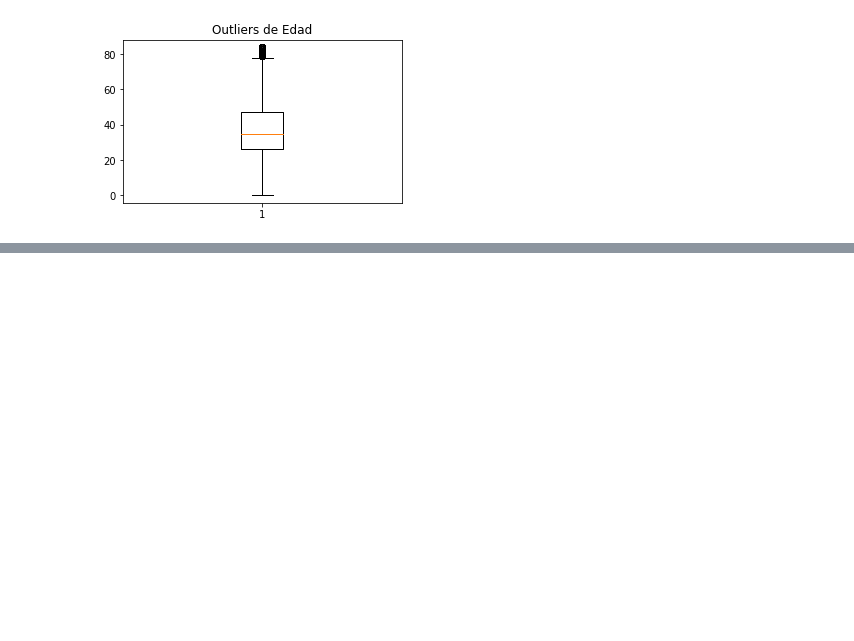
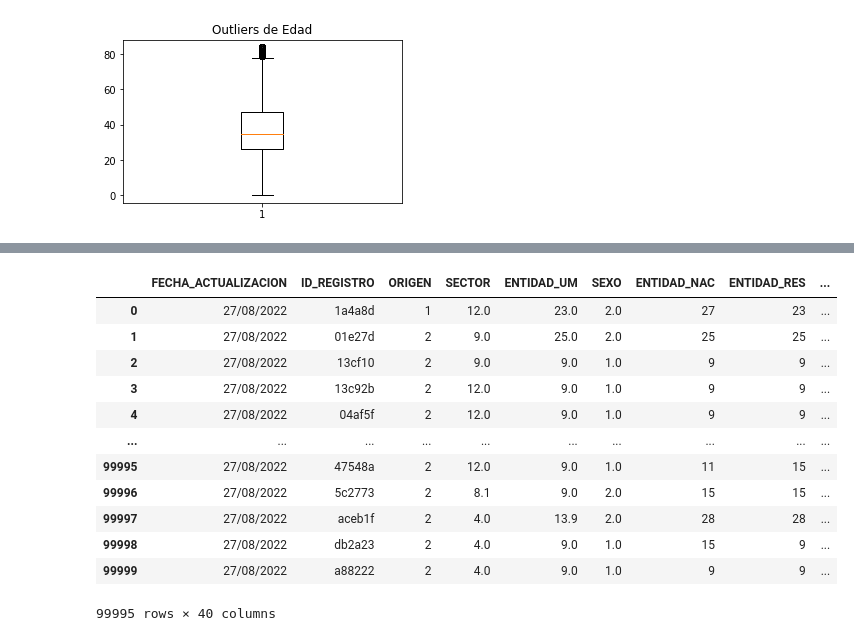
Before and after one commit to VictoriaTeCa/act4, a Jupyter notebook: 9_covid.ipynb, the cells around one changed output, grey strips where cells are left out. Saved outputs shown, nothing was run; the diff lists cells and outputs as text; code cells hidden in the pictures; blank space fills up the shorter version.

```diff
--- a/9_covid.ipynb
+++ b/9_covid.ipynb
@@ -122,0 +141,18 @@ plt.show() #dibujamos el diagrama
+# %%
+#Eliminamos columnas innecesarias
+Covid1= Covid.drop(['Unnamed: 0'], axis=1)
+Covid1
+# %% [output]
+|  | FECHA_ACTUALIZACION | ID_REGISTRO | ORIGEN | SECTOR | ENTIDAD_UM | SEXO | ENTIDAD_NAC | ENTIDAD_RES | ... |
+| 0 | 27/08/2022 | 1a4a8d | 1 | 12.0 | 23.0 | 2.0 | 27 | 23 | ... |
+| 1 | 27/08/2022 | 01e27d | 2 | 9.0 | 25.0 | 2.0 | 25 | 25 | ... |
+| 2 | 27/08/2022 | 13cf10 | 2 | 9.0 | 9.0 | 1.0 | 9 | 9 | ... |
+| 3 | 27/08/2022 | 13c92b | 2 | 12.0 | 9.0 | 1.0 | 9 | 9 | ... |
+| 4 | 27/08/2022 | 04af5f | 2 | 12.0 | 9.0 | 1.0 | 9 | 9 | ... |
+| ... | ... | ... | ... | ... | ... | ... | ... | ... | ... |
+| 99995 | 27/08/2022 | 47548a | 2 | 12.0 | 9.0 | 1.0 | 11 | 15 | ... |
+| 99996 | 27/08/2022 | 5c2773 | 2 | 8.1 | 9.0 | 2.0 | 15 | 15 | ... |
+| 99997 | 27/08/2022 | aceb1f | 2 | 4.0 | 13.9 | 2.0 | 28 | 28 | ... |
+| 99998 | 27/08/2022 | db2a23 | 2 | 4.0 | 9.0 | 1.0 | 15 | 9 | ... |
+| 99999 | 27/08/2022 | a88222 | 2 | 4.0 | 9.0 | 1.0 | 9 | 9 | ... |
+99995 rows × 40 columns
```
Also changed, not shown: parts of 23 cells of this notebook.
